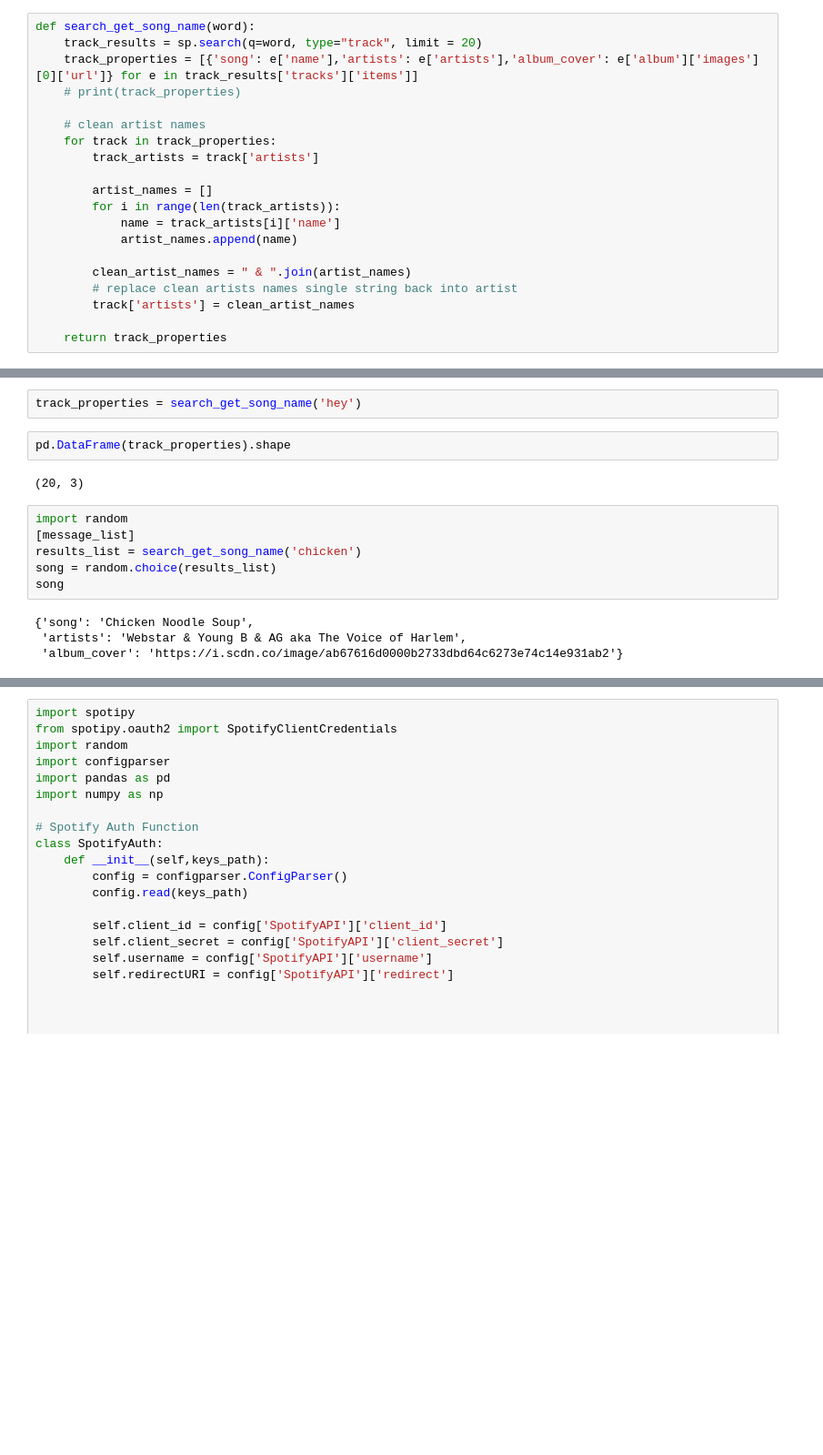
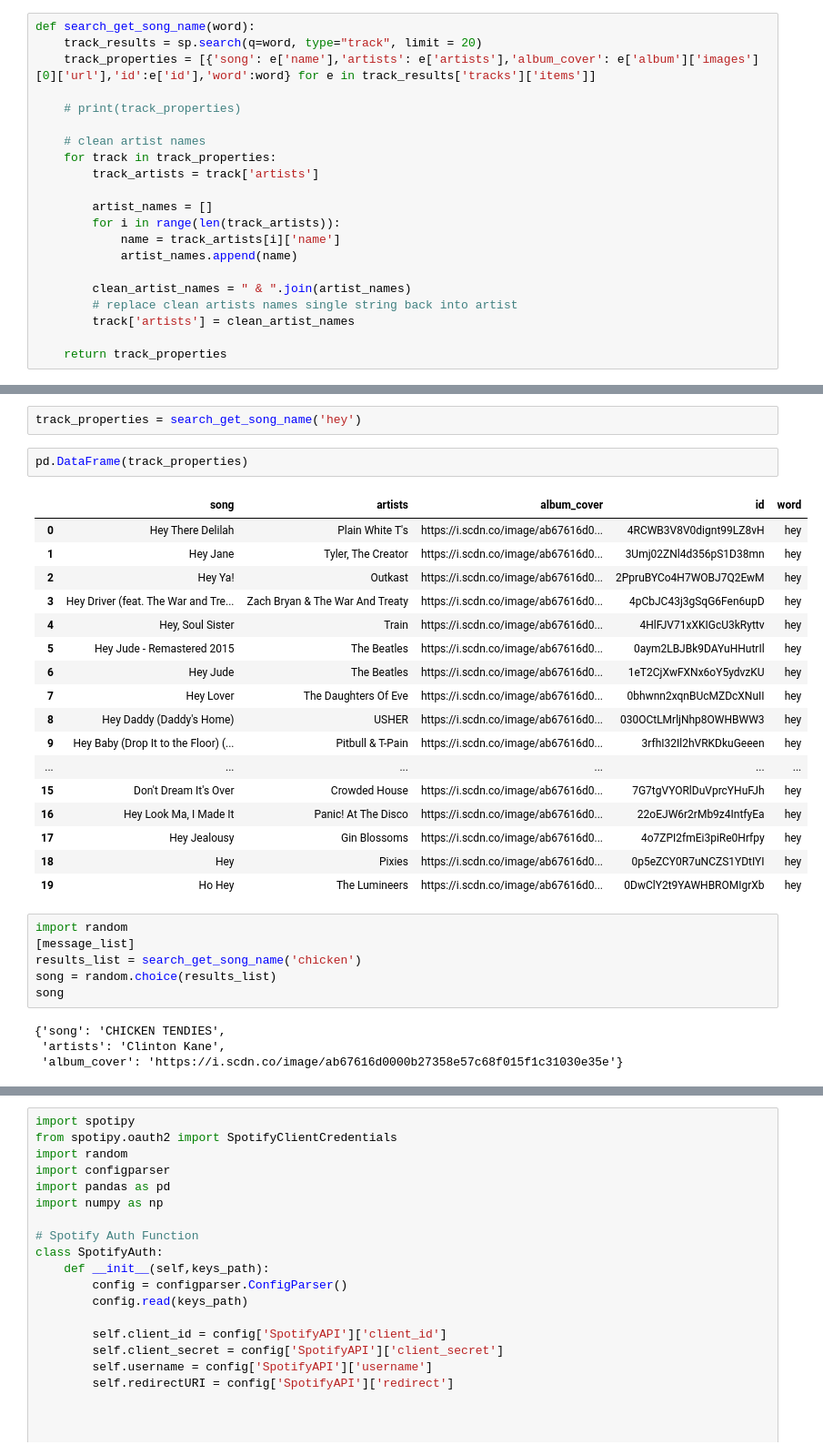
Before and after one commit to proud-p/spotify-message-in-a-bottle, a Jupyter notebook: notebooks/test.ipynb, the cells around one changed output, grey strips where cells are left out. Shown: that part at 91% size. Saved outputs shown, nothing was run; the diff lists cells and outputs as text; blank space fills up the shorter version.

```diff
--- a/notebooks/test.ipynb
+++ b/notebooks/test.ipynb
@@ -83,7 +122,8 @@ track_results['tracks']['items'][0]['artists'][0]['name']
 # %%
 def search_get_song_name(word):
     track_results = sp.search(q=word, type="track", limit = 20)
-    track_properties = [{'song': e['name'],'artists': e['artists'],'album_cover': e['album']['images'][0]['url']} for e in track_results['tracks']['items']]
+    track_properties = [{'song': e['name'],'artists': e['artists'],'album_cover': e['album']['images'][0]['url'],'id':e['id'],'word':word} for e in track_results['tracks']['items']]
+
     # print(track_properties)
 
     # clean artist names
@@ -103,9 +223,25 @@ def search_get_song_name(word):
 # %%
 track_properties = search_get_song_name('hey')
 # %%
-pd.DataFrame(track_properties).shape
+pd.DataFrame(track_properties)
 # %% [output]
-(20, 3)
+|  | song | artists | album_cover | id | word |
+| 0 | Hey There Delilah | Plain White T's | https://i.scdn.co/image/ab67616d0... | 4RCWB3V8V0dignt99LZ8vH | hey |
+| 1 | Hey Jane | Tyler, The Creator | https://i.scdn.co/image/ab67616d0... | 3Umj02ZNl4d356pS1D38mn | hey |
+| 2 | Hey Ya! | Outkast | https://i.scdn.co/image/ab67616d0... | 2PpruBYCo4H7WOBJ7Q2EwM | hey |
+| 3 | Hey Driver (feat. The War and Tre... | Zach Bryan & The War And Treaty | https://i.scdn.co/image/ab67616d0... | 4pCbJC43j3gSqG6Fen6upD | hey |
+| 4 | Hey, Soul Sister | Train | https://i.scdn.co/image/ab67616d0... | 4HlFJV71xXKIGcU3kRyttv | hey |
+| 5 | Hey Jude - Remastered 2015 | The Beatles | https://i.scdn.co/image/ab67616d0... | 0aym2LBJBk9DAYuHHutrIl | hey |
+| 6 | Hey Jude | The Beatles | https://i.scdn.co/image/ab67616d0... | 1eT2CjXwFXNx6oY5ydvzKU | hey |
+| 7 | Hey Lover | The Daughters Of Eve | https://i.scdn.co/image/ab67616d0... | 0bhwnn2xqnBUcMZDcXNuII | hey |
+| 8 | Hey Daddy (Daddy's Home) | USHER | https://i.scdn.co/image/ab67616d0... | 030OCtLMrljNhp8OWHBWW3 | hey |
+| 9 | Hey Baby (Drop It to the Floor) (... | Pitbull & T-Pain | https://i.scdn.co/image/ab67616d0... | 3rfhI32Il2hVRKDkuGeeen | hey |
+| ... | ... | ... | ... | ... | ... |
+| 15 | Don't Dream It's Over | Crowded House | https://i.scdn.co/image/ab67616d0... | 7G7tgVYORlDuVprcYHuFJh | hey |
+| 16 | Hey Look Ma, I Made It | Panic! At The Disco | https://i.scdn.co/image/ab67616d0... | 22oEJW6r2rMb9z4IntfyEa | hey |
+| 17 | Hey Jealousy | Gin Blossoms | https://i.scdn.co/image/ab67616d0... | 4o7ZPI2fmEi3piRe0Hrfpy | hey |
+| 18 | Hey | Pixies | https://i.scdn.co/image/ab67616d0... | 0p5eZCY0R7uNCZS1YDtIYI | hey |
+| 19 | Ho Hey | The Lumineers | https://i.scdn.co/image/ab67616d0... | 0DwClY2t9YAWHBROMIgrXb | hey |
 # %%
 import random
 [message_list]
@@ -113,9 +249,9 @@ results_list = search_get_song_name('chicken')
 song = random.choice(results_list)
 song
 # %% [output]
-{'song': 'Chicken Noodle Soup',
- 'artists': 'Webstar & Young B & AG aka The Voice of Harlem',
- 'album_cover': 'https://i.scdn.co/image/ab67616d0000b2733dbd64c6273e74c14e931ab2'}
+{'song': 'CHICKEN TENDIES',
+ 'artists': 'Clinton Kane',
+ 'album_cover': 'https://i.scdn.co/image/ab67616d0000b27358e57c68f015f1c31030e35e'}
 # %%
 hidden_message_songs = []
 for word in message_list:
```
Also changed, not shown: parts of 11 cells of this notebook, 3 other files.
